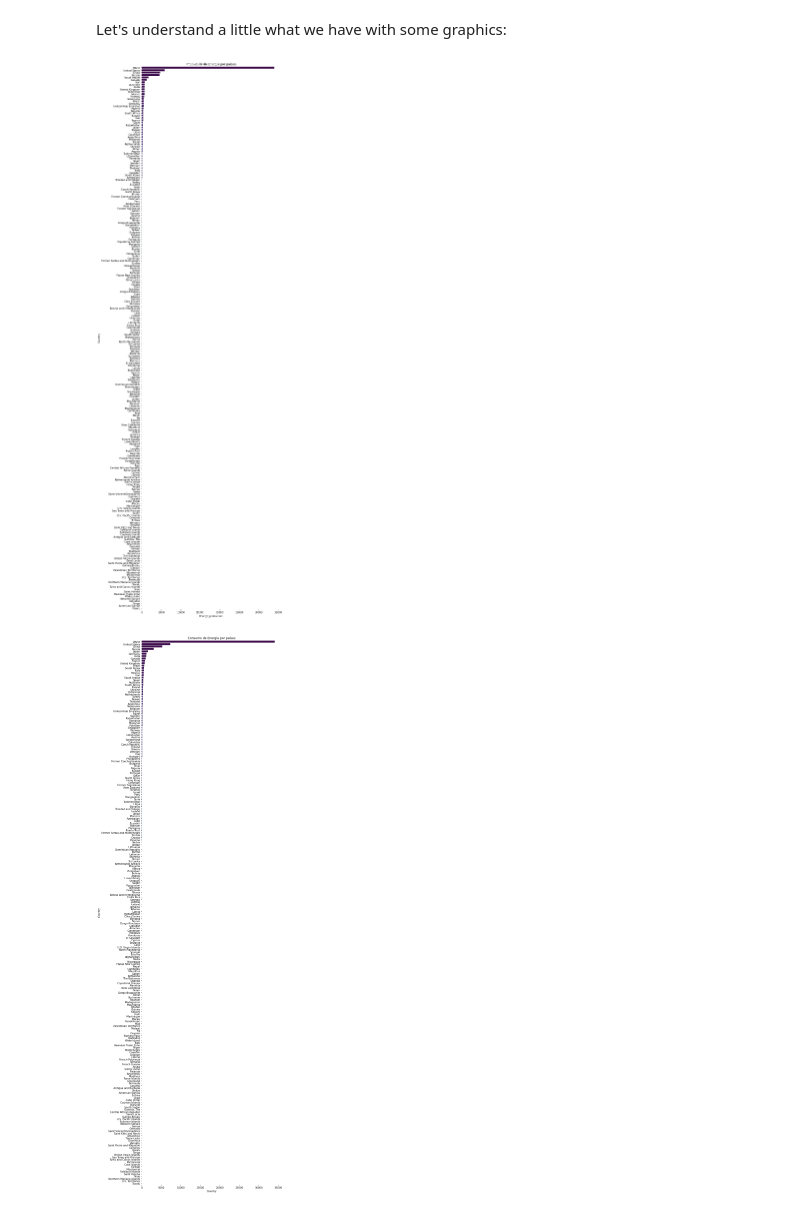
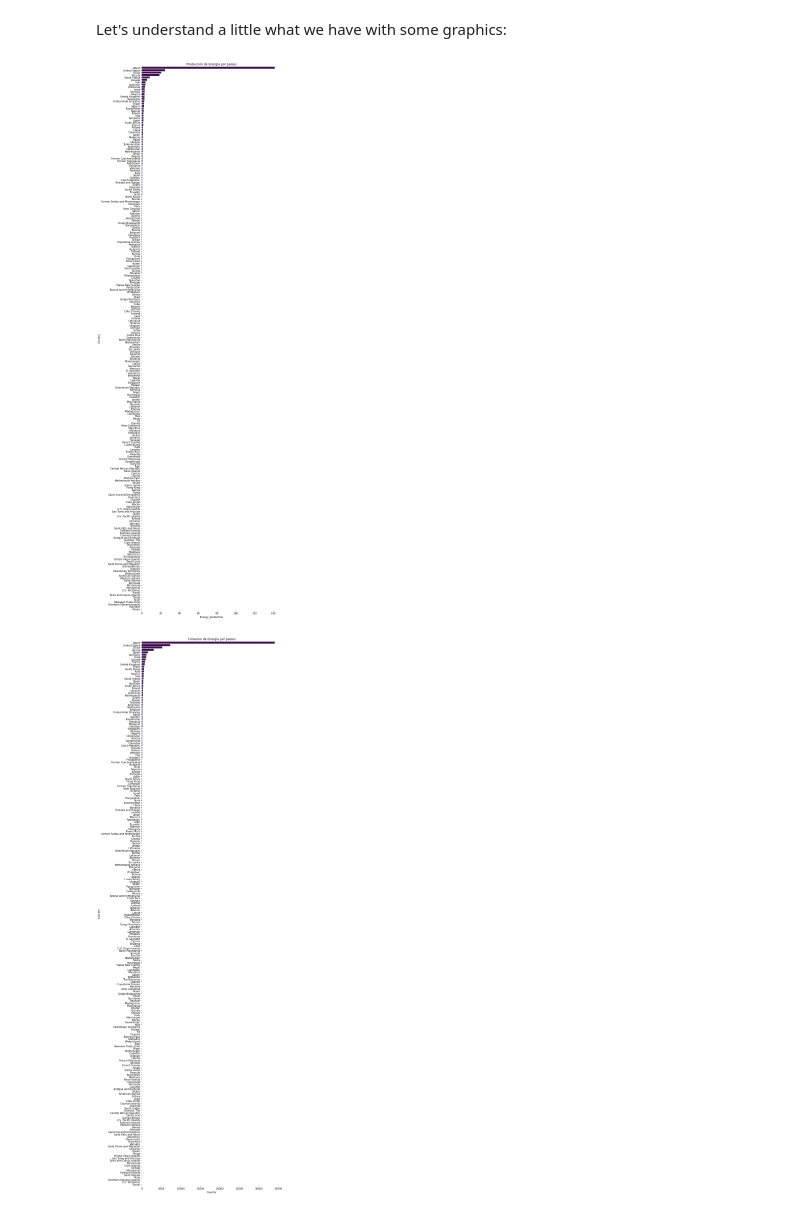
Before and after one commit to fersaol/co2_Exploratory_Data_Analysis, a Jupyter notebook: src/notebooks/c02.ipynb, the cells around one changed output. Cells and saved outputs as stored; diff of their text form; code cells hidden in the pictures.

```diff
--- a/src/notebooks/c02.ipynb
+++ b/src/notebooks/c02.ipynb
@@ -869,11 +882,11 @@ df["Country"] = df["Country"].replace(reemplazo)
 Let's understand a little what we have with some graphics:
 # %%
 data_sorted = df.copy()
-data_sorted = data_sorted.groupby(by="Country").sum().sort_values("Energy_production",ascending=False)
+data_sorted = data_sorted.groupby(by="Country").mean().sort_values("Energy_production",ascending=False)
 fig = plt.figure(figsize=(10,40))
 ax = sns.barplot(data=data_sorted,y=data_sorted.index,x="Energy_production",palette="viridis",orient="h")
 sns.despine(left=True, bottom=True)
 plt.title("Producción de Energía por países")
 plt.show()
 # %% [output]
-[figure, old version]
+[figure, new version]
```
Also changed, not shown: parts of 22 cells of this notebook.
